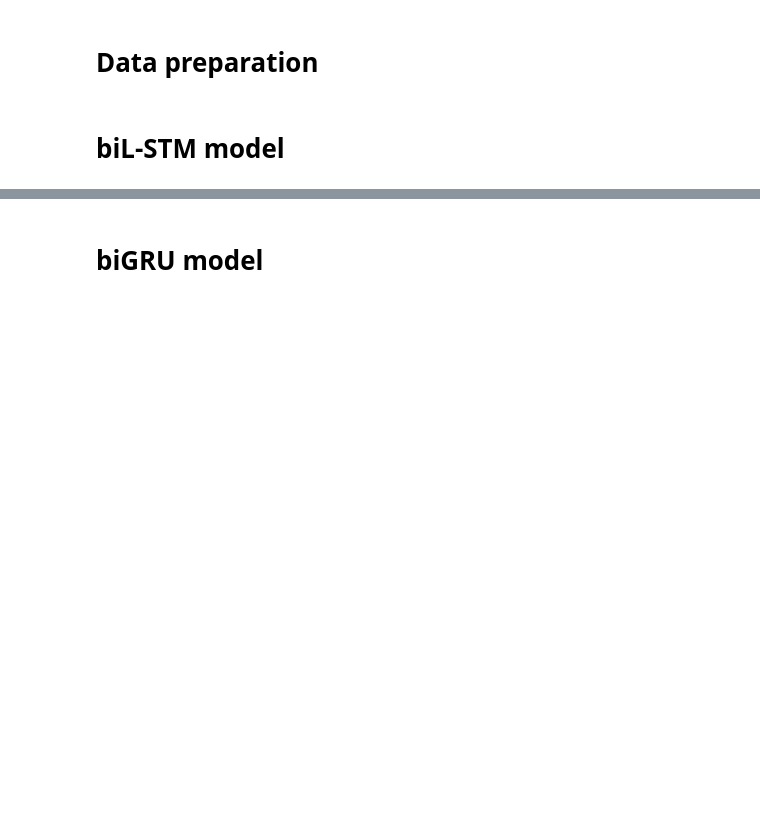
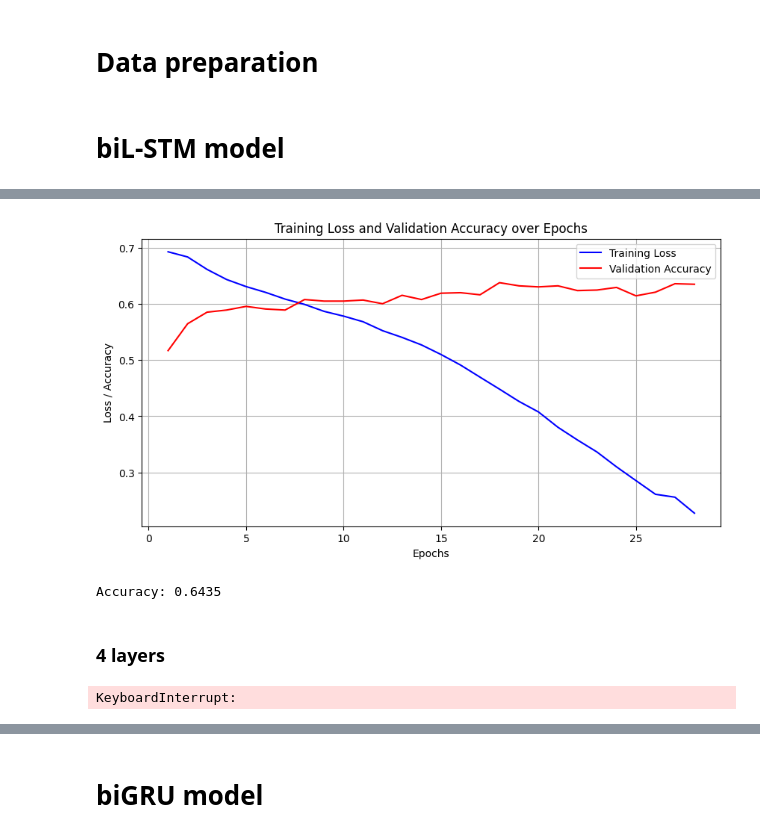
Before and after one commit to qkm2000/sc4002, a Jupyter notebook: Part_3.3.ipynb, the cells around one changed output, grey strips where cells are left out. Cells and saved outputs as stored; diff of their text form; code cells hidden in the pictures; blank space fills up the shorter version.

Commit message:
updated with 6 models for lstm, gru each

```diff
--- a/Part_3.3.ipynb
+++ b/Part_3.3.ipynb
@@ -213,0 +220,24 @@ Accuracy: 0.6492
+# %%
+# initialize BiLSTM model with both directions and multiple layers
+model = RNNModel(
+    embedding_dim=350,
+    hidden_size=256,
+    embedding_matrix=word2vec_model.vectors,
+    rnn_type=MODEL_TYPE,       # alr set to "lstm" for BiLSTM
+    bidirectional=True,        # enable bidirectionality
+    num_layers=2               # set to 2 for stacking multiple layers
+)
+# %%
+# training with max pooling over the BiLSTM outputs
+losses, accuracies = train(
+    model=model,
+    trn_dataloader=trn_dataloader,
+    val_dataloader=val_dataloader,
+    version="3_2-layer",
+    model_type=MODEL_TYPE,
+    model_save_path=os.getenv("MODEL_SAVE_PATH", "modelfiles/"),
+    optimizer=torch.optim.Adam(model.parameters(), lr=LR),
+    epochs=100,
+    early_stopping_patience=10,
+    train_mode="max_pool"
+)
@@ -213,0 +262,10 @@ Accuracy: 0.6492
+# %%
+plot_loss_accuracy(losses, accuracies)
+# %% [output]
+[figure, added]
+# %%
+lstm_2_accuracy_max_pool = validate(model, tst_dataloader)
+# %% [output]
+Accuracy: 0.6435
+# %% [markdown]
+### 4 layers
@@ -213,0 +282,16 @@ Accuracy: 0.6492
+# %%
+# training with max pooling over the BiLSTM outputs
+losses, accuracies = train(
+    model=model,
+    trn_dataloader=trn_dataloader,
+    val_dataloader=val_dataloader,
+    version="3_4-layer",
+    model_type=MODEL_TYPE,
+    model_save_path=os.getenv("MODEL_SAVE_PATH", "modelfiles/"),
+    optimizer=torch.optim.Adam(model.parameters(), lr=LR),
+    epochs=100,
+    early_stopping_patience=10,
+    train_mode="max_pool"
+)
+# %% [output]
+KeyboardInterrupt:
```
Also changed, not shown: parts of 57 cells of this notebook.
